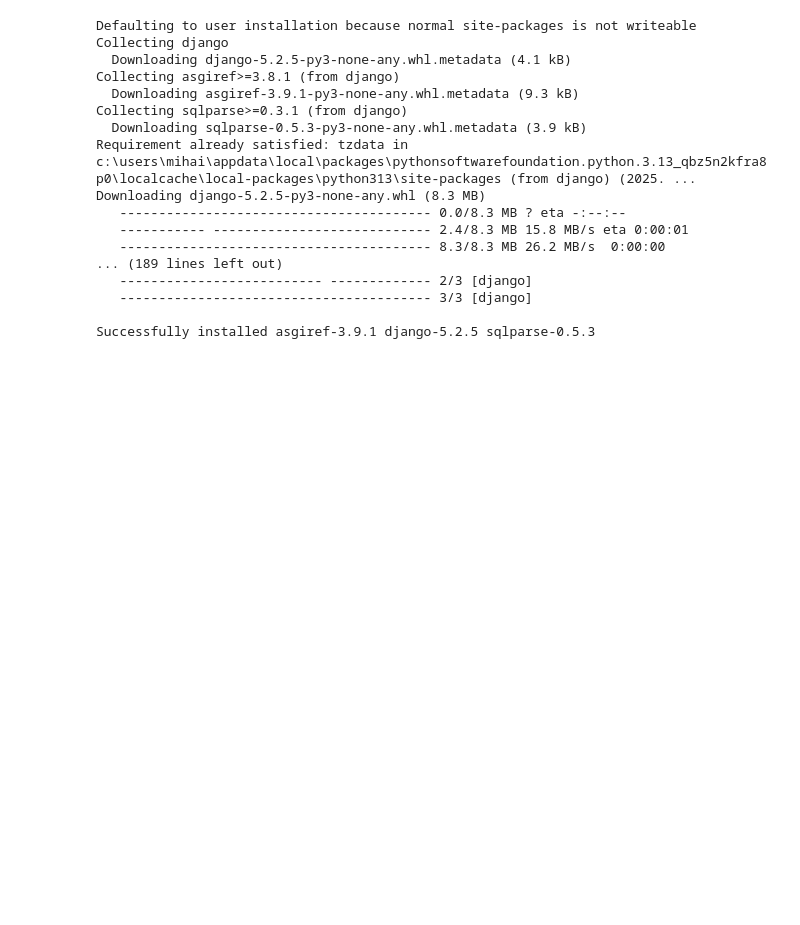
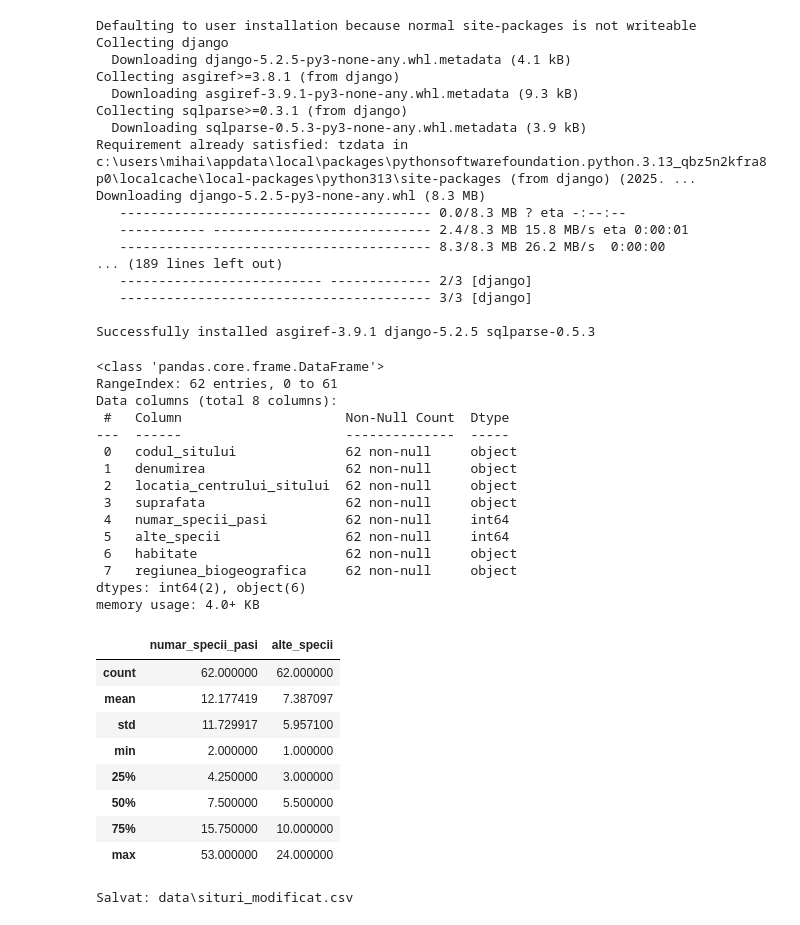
Before and after one commit to mihaimiron1/Institutul-de-Cercet-ri-i-Amenaj-ri-Silvice-ICAS-Project, a Jupyter notebook: test.ipynb, the cells around one changed output. Cells and saved outputs as stored; diff of their text form; code cells hidden in the pictures; blank space fills up the shorter version.

Commit message:
add situri

```diff
--- a/test.ipynb
+++ b/test.ipynb
@@ -130,3 +132,75 @@ Downloading django-5.2.5-py3-none-any.whl (8.3 MB)
    ---------------------------------------- 3/3 [django]
 
 Successfully installed asgiref-3.9.1 django-5.2.5 sqlparse-0.5.3
+# %%
+import pandas as pd
+INPUT=pd.read_csv("data\situri.csv", encoding='utf-8')
+INPUT.info()
+INPUT.head()
+INPUT.tail()
+INPUT.describe()
+# %% [output]
+<class 'pandas.core.frame.DataFrame'>
+RangeIndex: 62 entries, 0 to 61
+Data columns (total 8 columns):
+ #   Column                     Non-Null Count  Dtype
+---  ------                     --------------  -----
+ 0   codul_sitului              62 non-null     object
+ 1   denumirea                  62 non-null     object
+ 2   locatia_centrului_sitului  62 non-null     object
+ 3   suprafata                  62 non-null     object
+ 4   numar_specii_pasi          62 non-null     int64
+ 5   alte_specii                62 non-null     int64
+ 6   habitate                   62 non-null     object
+ 7   regiunea_biogeografica     62 non-null     object
+dtypes: int64(2), object(6)
+memory usage: 4.0+ KB
+|  | numar_specii_pasi | alte_specii |
+| count | 62.000000 | 62.000000 |
+| mean | 12.177419 | 7.387097 |
+| std | 11.729917 | 5.957100 |
+| min | 2.000000 | 1.000000 |
+| 25% | 4.250000 | 3.000000 |
+| 50% | 7.500000 | 5.500000 |
+| 75% | 15.750000 | 10.000000 |
+| max | 53.000000 | 24.000000 |
+# %%
+import pandas as pd
+
+# --- setări fișiere ---
+INPUT = "data\situri.csv"            # schimbă dacă e în altă locație
+OUTPUT = "data\situri_modificat.csv" # fișierul rezultat
+
+# --- citește CSV ---
+df = pd.read_csv(INPUT)
+
+# 1) locatia_centrului_sitului -> latitudine, longitudine
+#    delimitatorul este '/', tot ce e înainte e latitudine, după e longitudine
+col_src = "locatia_centrului_sitului"
+if col_src in df.columns:
+    parts = df[col_src].astype(str).str.split("/", n=1, expand=True)
+    df["latitudine"] = parts[0].str.strip().replace({"": None})
+    df["longitudine"] = parts[1].str.strip().replace({"": None}) if parts.shape[1] > 1 else None
+    # conversie la numeric (dacă nu se poate, devine NaN)
+    df["latitudine"] = pd.to_numeric(df["latitudine"], errors="coerce")
+    df["longitudine"] = pd.to_numeric(df["longitudine"], errors="coerce")
+    df = df.drop(columns=[col_src])
+
+# 2) în "suprafata" elimină ghilimelele duble "
+if "suprafata" in df.columns:
+    df["suprafata"] = df["suprafata"].astype(str).str.replace('"', '', regex=False)
+
+# 3) "regiunea_biogeografica" -> două coloane booleene: STE și CONJ
+#    Marcăm True dacă textul conține exact "STE" sau "CONJ" (case-insensitive).
+col_reg = "regiunea_biogeografica"
+if col_reg in df.columns:
+    low = df[col_reg].astype(str).str.lower()
+    df["STE"]  = low.str.contains(r"\bste\b",  na=False)
+    df["CONJ"] = low.str.contains(r"\bconj\b", na=False)
+    df = df.drop(columns=[col_reg])
+
+# --- scrie rezultatul ---
+df.to_csv(OUTPUT, index=False)
+print(f"Salvat: {OUTPUT}")
+# %% [output]
+Salvat: data\situri_modificat.csv
```
Also changed, not shown: parts of 2 cells of this notebook, 2 other files.
